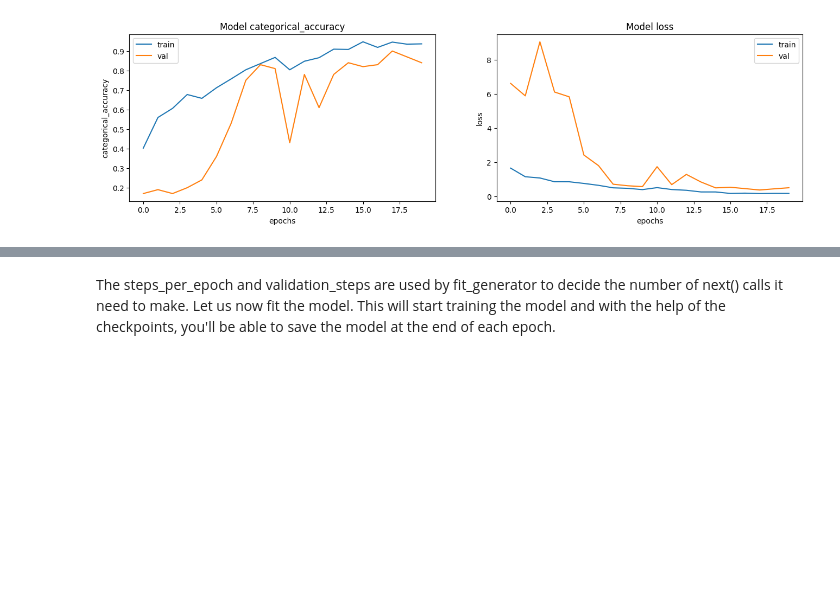
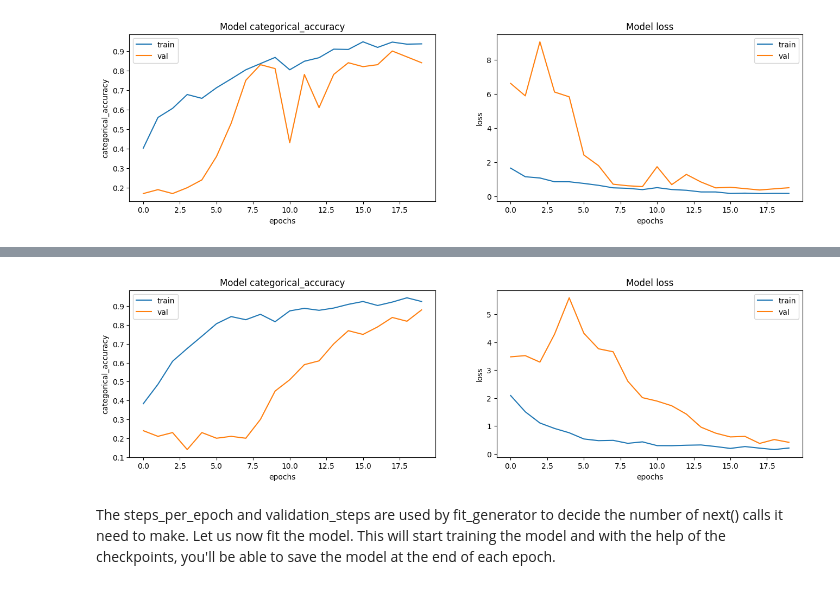
Before and after one commit to Aswani-ReddyKV/Gesture-Recognition, a Jupyter notebook: Gesture_Recognition_Project.ipynb, the cells around one changed output, grey strips where cells are left out. Saved outputs shown, nothing was run; the diff lists cells and outputs as text; code cells hidden in the pictures; blank space fills up the shorter version.

Commit message:
added code for adding model#4

```diff
--- a/Gesture_Recognition_Project.ipynb
+++ b/Gesture_Recognition_Project.ipynb
@@ -560,0 +564,10 @@ plot_history(history)
+# %%
+num_epochs = 20 # choose the number of epochs
+print ('# epochs =', num_epochs)
+batch_size = 16  #experiment with the batch size
+print ('# batch size =', batch_size)
+sample_frames = 20
+print ('# num_frames per video =', sample_frames)
+model = create_3d_cnn_model((32, 64, 128, 256), (256,256), 0.50)
+
+print (model.summary())
@@ -560,0 +601,8 @@ plot_history(history)
+# %%
+from tensorflow.keras.callbacks import ModelCheckpoint
+
+callbacks_list = model_callbacks("model_arch1_conv3D_4")
+steps_per_epoch, validation_steps = calculate_steps(num_train_sequences, num_val_sequences, batch_size)
+
+train_generator = generator(train_path, train_doc, batch_size)
+val_generator   = generator(val_path, val_doc, batch_size)
@@ -560,0 +611,11 @@ plot_history(history)
+# %%
+with tf.device('/GPU:0'):
+    history = model.fit(train_generator,
+                        steps_per_epoch=steps_per_epoch,
+                        epochs=num_epochs,
+                        verbose=1,
+                        callbacks=callbacks_list,
+                        validation_data=val_generator,
+                        validation_steps=validation_steps,
+                        class_weight=None,
+                        initial_epoch=0)
@@ -561,3 +648,7 @@ plot_history(history)
+# %%
+plot_history(history)
+# %% [output]
+[figure, added]
 # %%
 num_epochs = 20 # choose the number of epochs
 #print ('# epochs =', num_epochs)
```
Also changed, not shown: parts of 5 cells of this notebook.
